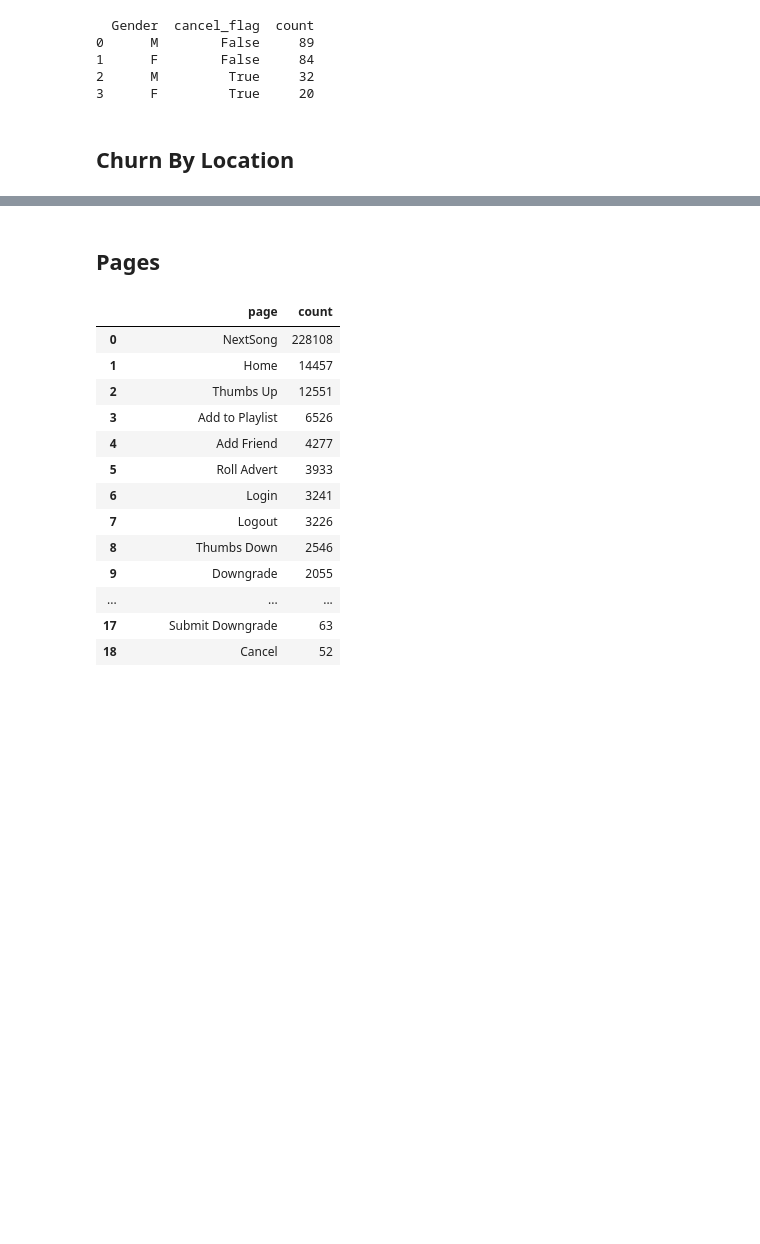
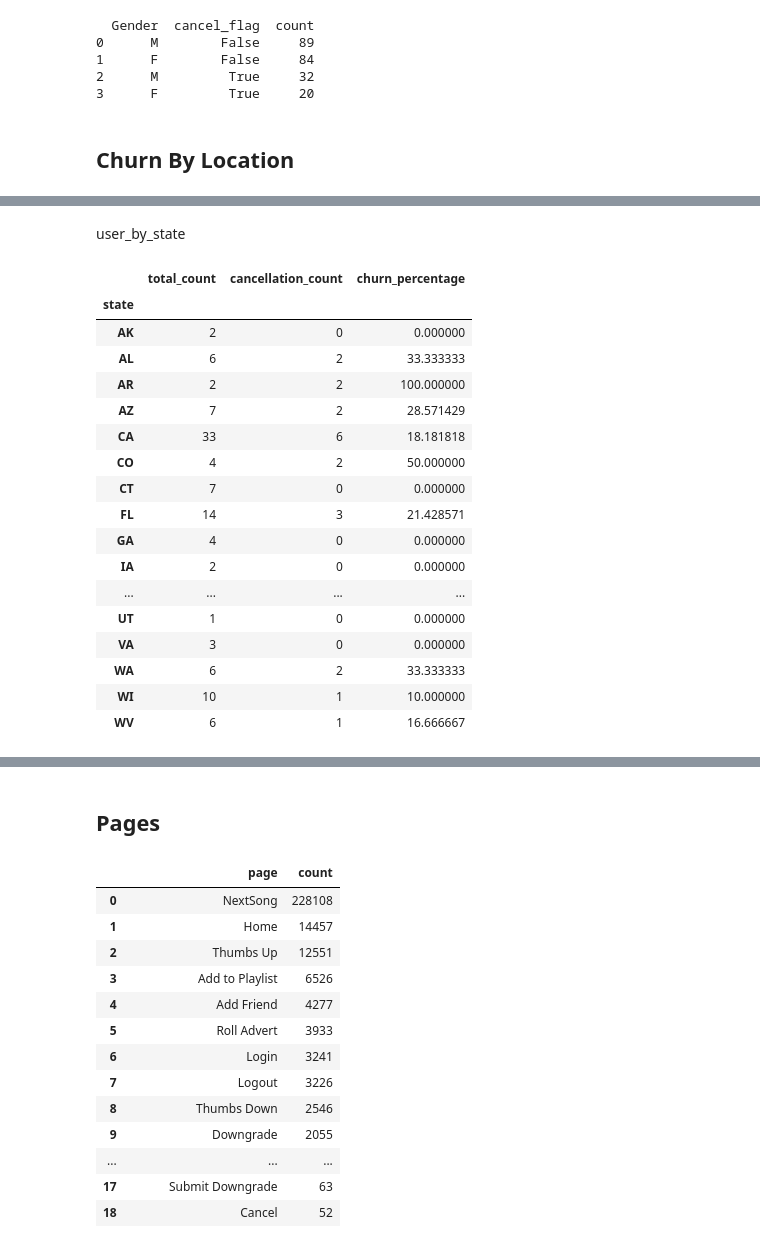
Before and after one commit to fletcherjacob/churn_project, a Jupyter notebook: spotify_churn.ipynb, the cells around one changed output, grey strips where cells are left out. Cells and saved outputs as stored; diff of their text form; code cells hidden in the pictures; blank space fills up the shorter version.

Commit message:
Add user churn by gender and location based churn

```diff
--- a/spotify_churn.ipynb
+++ b/spotify_churn.ipynb
@@ -445,0 +448,32 @@ fig.show()
+# %% [markdown]
+user_by_state
+# %%
+
+#Calculate Churn Pecentage By State
+def churn_by_state(df):
+    grouped_df = df.groupby('state')['count'].agg(total_count='sum', cancellation_count=lambda x: (x * df.loc[x.index, 'cancel_flag']).sum())
+    grouped_df['churn_percentage'] = (grouped_df['cancellation_count'] / grouped_df['total_count']) * 100
+    return grouped_df
+
+churn_by_state_df = churn_by_state(user_by_state)
+
+churn_by_state_df
+# %% [output]
+|  | total_count | cancellation_count | churn_percentage |
+| state |  |  |  |
+| AK | 2 | 0 | 0.000000 |
+| AL | 6 | 2 | 33.333333 |
+| AR | 2 | 2 | 100.000000 |
+| AZ | 7 | 2 | 28.571429 |
+| CA | 33 | 6 | 18.181818 |
+| CO | 4 | 2 | 50.000000 |
+| CT | 7 | 0 | 0.000000 |
+| FL | 14 | 3 | 21.428571 |
+| GA | 4 | 0 | 0.000000 |
+| IA | 2 | 0 | 0.000000 |
+| ... | ... | ... | ... |
+| UT | 1 | 0 | 0.000000 |
+| VA | 3 | 0 | 0.000000 |
+| WA | 6 | 2 | 33.333333 |
+| WI | 10 | 1 | 10.000000 |
+| WV | 6 | 1 | 16.666667 |
```
Also changed, not shown: parts of 14 cells of this notebook.
